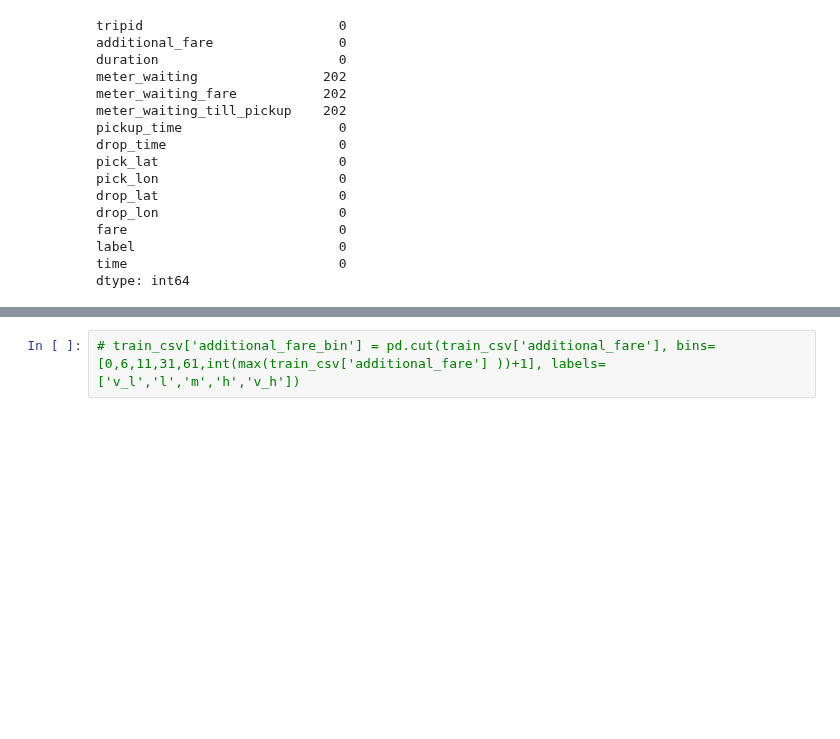
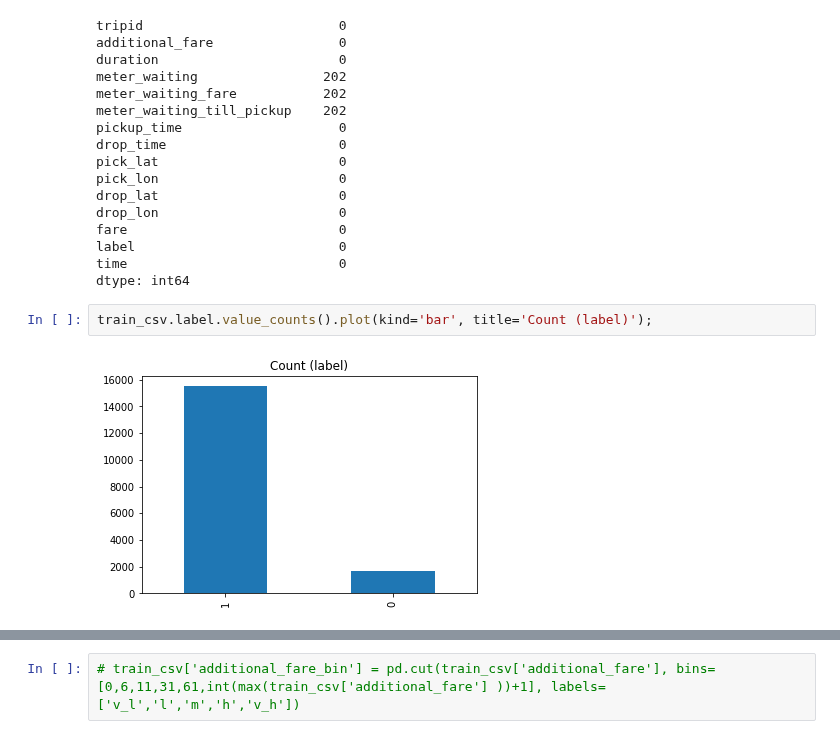
Before and after one commit to MadhushaniHewagama/ML_Project, a Jupyter notebook: model.ipynb, the cells around one changed output, grey strips where cells are left out. Cells and saved outputs as stored; diff of their text form; blank space fills up the shorter version.

```diff
--- a/model.ipynb
+++ b/model.ipynb
@@ -200,3 +228,7 @@ fare                           0
 label                          0
 time                           0
 dtype: int64
+# %%
+train_csv.label.value_counts().plot(kind='bar', title='Count (label)');
+# %% [output]
+[figure, added]
```
Also changed, not shown: parts of 7 cells of this notebook.
